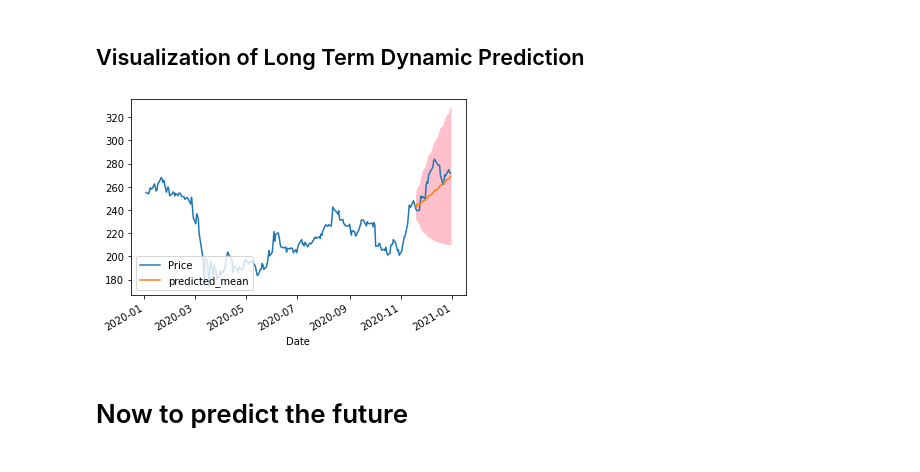
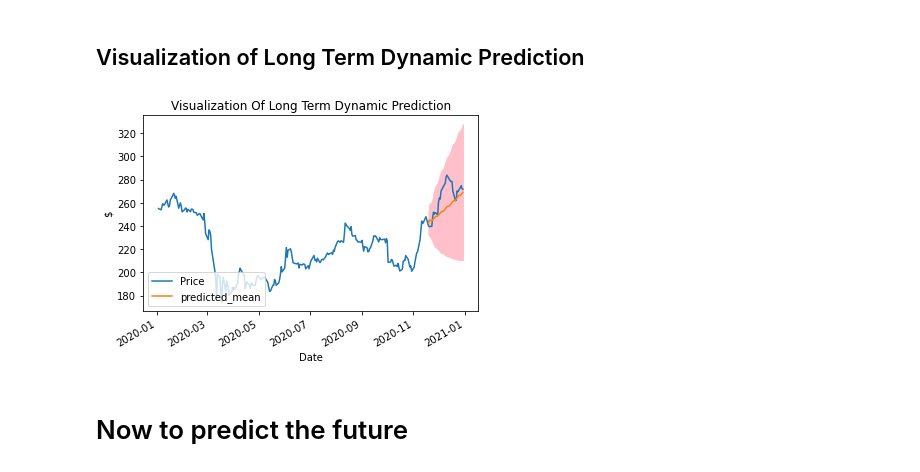
Before and after one commit to mwallace123/Project-5---E6QZFhUWEMNyTVRl, a Jupyter notebook: Project 5 Notebook.ipynb, the cells around one changed output. Drawn from its saved outputs; the diff is of its cells as text; code cells hidden in the pictures.

```diff
--- a/Project 5 Notebook.ipynb
+++ b/Project 5 Notebook.ipynb
@@ -482,12 +493,15 @@ confidence_intervals.tail()
 # %%
 fig, ax = plt.subplots()
 train.plot(ax=ax)
 mean_forecast_dynamic.plot(ax=ax)
 plt.fill_between(mean_forecast_dynamic.index, lower_dynamic, upper_dynamic, color='pink')
 plt.legend(loc="lower left")
+plt.title('Visualization Of Long Term Dynamic Prediction')
+plt.xlabel('Date')
+plt.ylabel('$')
 plt.show()
 # %% [output]
-[figure, old version]
+[figure, new version]
 # %% [markdown]
 # Now to predict the future
 # %% [markdown]
```
Also changed, not shown: parts of 13 cells of this notebook.
